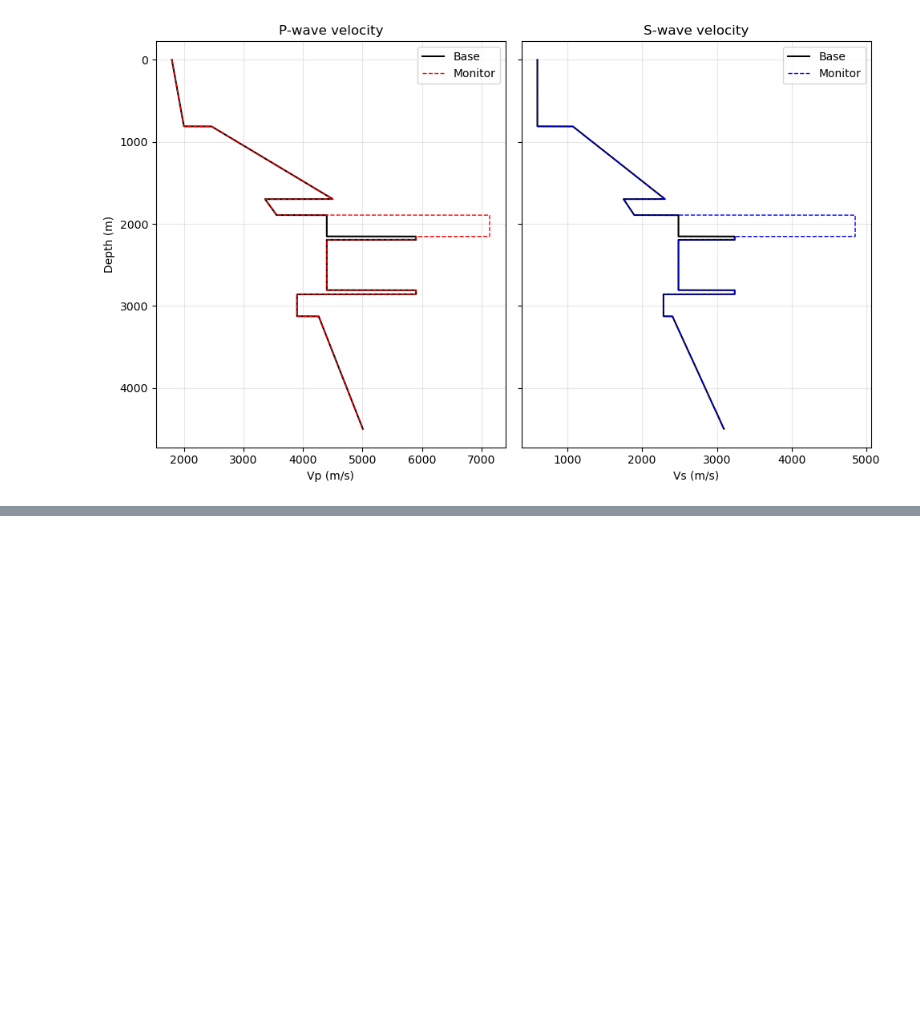
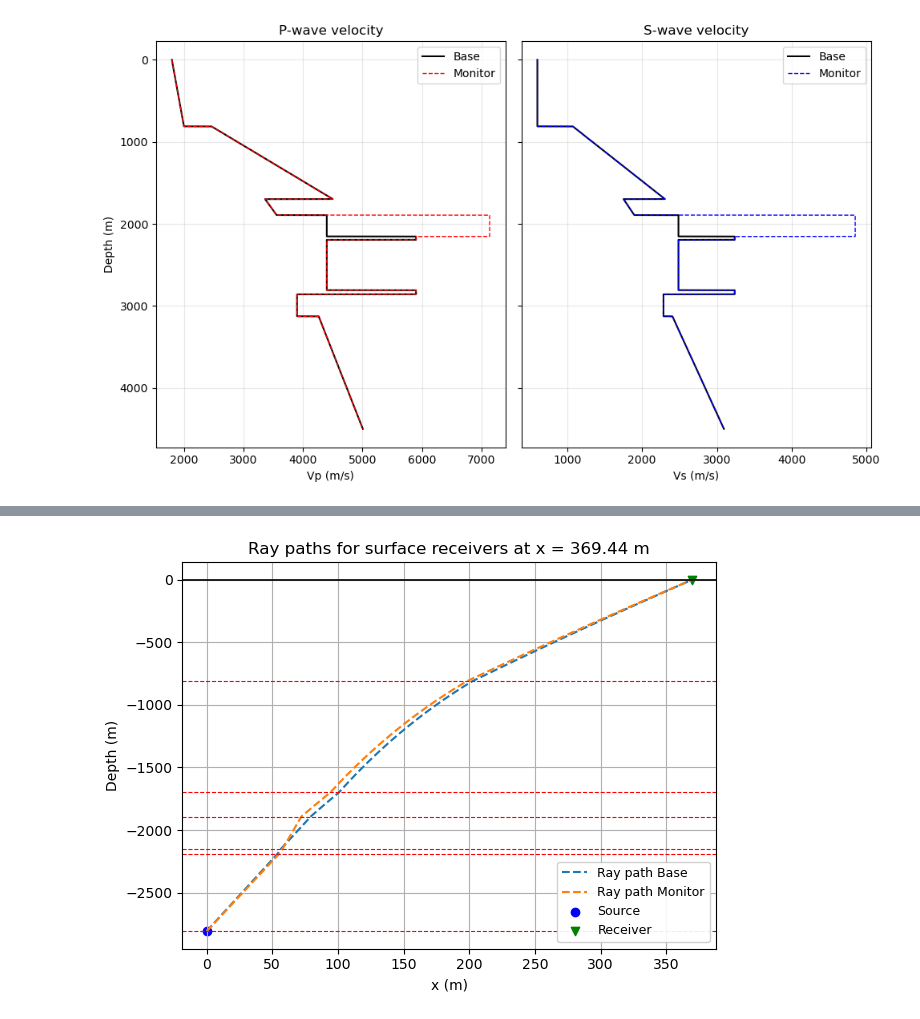
Before and after one commit to GijsvanGrieken/seismicity_groningen, a Jupyter notebook: Workshop_group2_final.ipynb, the cells around one changed output, grey strips where cells are left out. Cells and saved outputs as stored; diff of their text form; code cells hidden in the pictures; blank space fills up the shorter version.

```diff
--- a/Workshop_group2_final.ipynb
+++ b/Workshop_group2_final.ipynb
@@ -716,0 +828,23 @@ plt.show()
+# %%
+z = np.arange(-len(x_path_base[0])*1.25, 0, 1.25)
+
+plt.plot(x_path_base[0], z, linestyle='--', alpha=1, label="Ray path Base")
+plt.plot(x_path_mon[0], z, linestyle='--', alpha=1, label="Ray path Monitor")
+plt.scatter([0], [z[0]], color='b', marker='o', label='Source')
+plt.scatter([x_final_base[0]], [z[-1]], color='g', marker='v', label='Receiver')
+plt.axhline(y=0, color='k', lw=1.2)
+for h in depthsP[0:6]:
+    plt.axhline(y=-h, color='r', linestyle='--', lw=0.8)
+plt.grid()
+plt.xlabel("x (m)")
+plt.ylabel("Depth (m)")
+plt.title(f"Ray paths for surface receivers at x = {x_final_base[0]:.2f} m")
+plt.legend(
+    loc="lower right",
+    fontsize=9,
+    framealpha=0.9
+)
+plt.tight_layout()
+plt.show()
+# %% [output]
+[figure, added]
```
Also changed, not shown: parts of 7 cells of this notebook.
